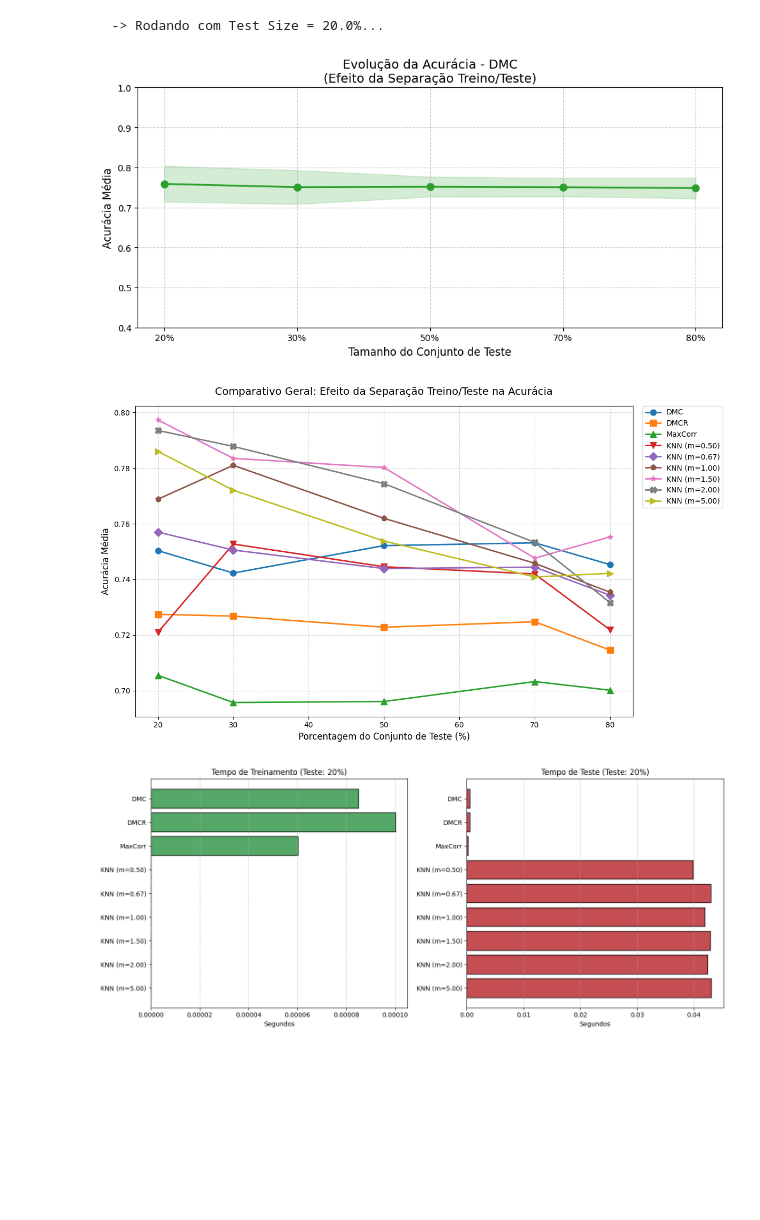
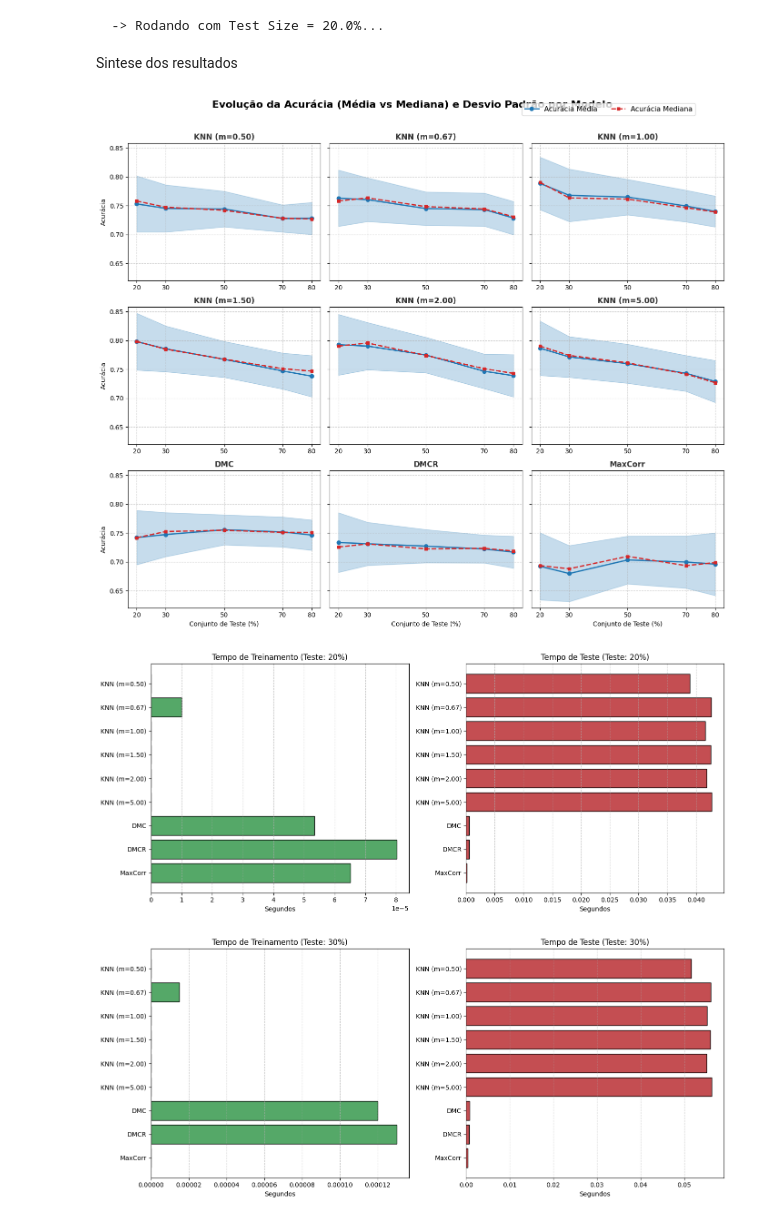
Before and after one commit to LuisFelipeCSouza/reconhecimento-de-padroes, a Jupyter notebook: trabalho-1/main_2.ipynb, the cells around one changed output. Drawn from its saved outputs; the diff is of its cells as text; code cells hidden in the pictures; blank space fills up the shorter version.

```diff
--- a/trabalho-1/main_2.ipynb
+++ b/trabalho-1/main_2.ipynb
@@ -16,3 +17,6 @@ import matplotlib.pyplot as plt
+# %%
+BASE = Path("..").resolve()
+graficos = BASE / "trabalho-1" / "graficos"
 # %%
 class KNN:
     def __init__(self, k=1, m=2):
@@ -612,13 +652,14 @@ def plotar_evolucao_modelo(nome_modelo, lista_resultados_modelo):
-# %%
-# Exemplo de como chamar após o experimento terminar:
-plotar_evolucao_modelo("DMC", resultados_por_modelo["DMC"])
-# %% [output]
-[figure, removed]
+# %% [markdown]
+Sintese dos resultados
 # %%
-plotar_todas_acuracias(resultados_por_modelo)
+plotar_grid_acuracias_std_mediana(resultados_por_modelo)
 # %% [output]
-[figure, old version]
+[figure, new version]
 # %%
 plotar_tempos_condensados(resultados_por_modelo, test_size_foco=0.2)
 # %% [output]
-[figure, old version]
+[figure, new version]
+# %%
+plotar_tempos_condensados(resultados_por_modelo, test_size_foco=0.3)
+# %% [output]
+[figure, added]
```
Also changed, not shown: parts of 14 cells of this notebook, 16 other files.
